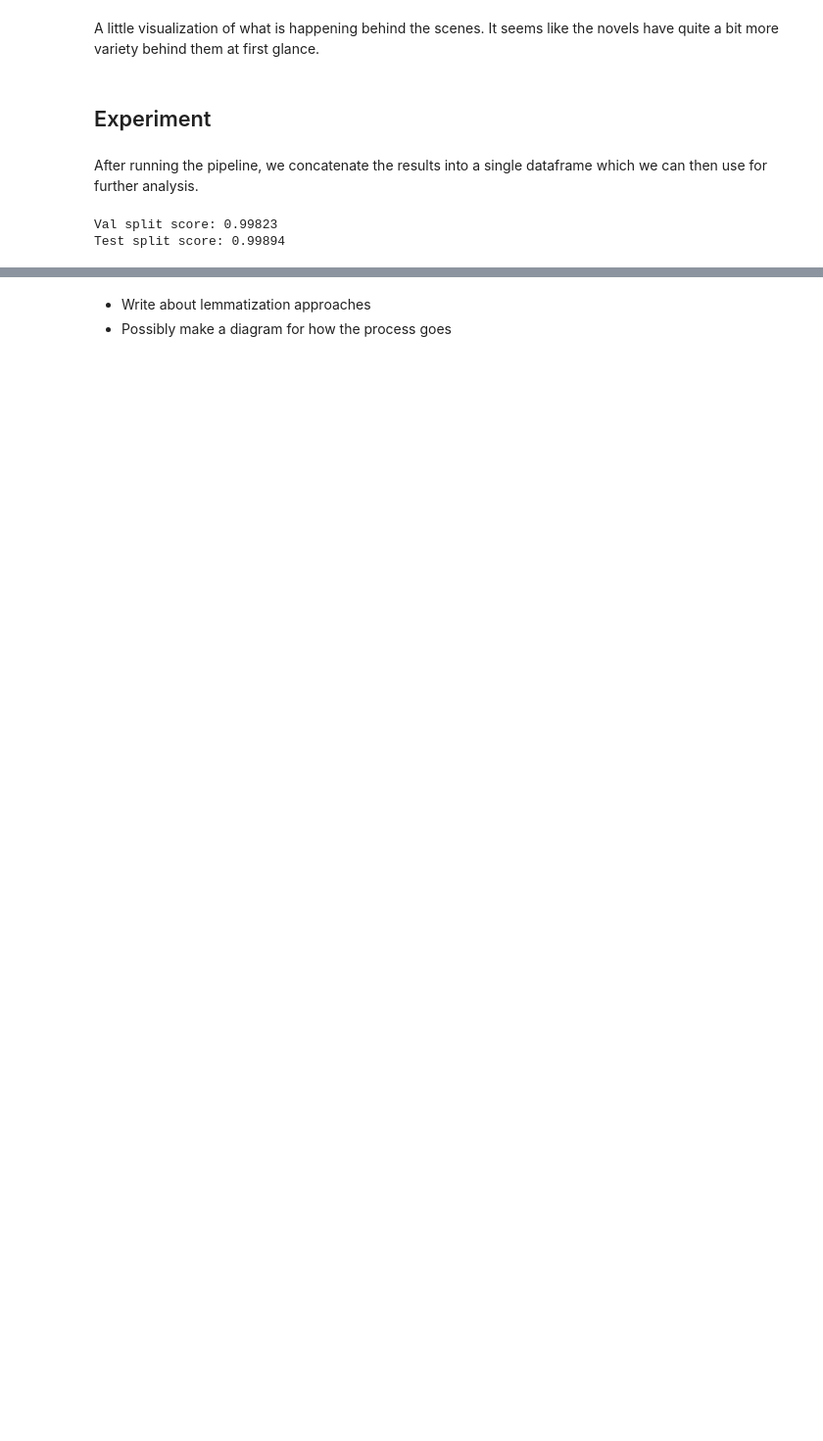
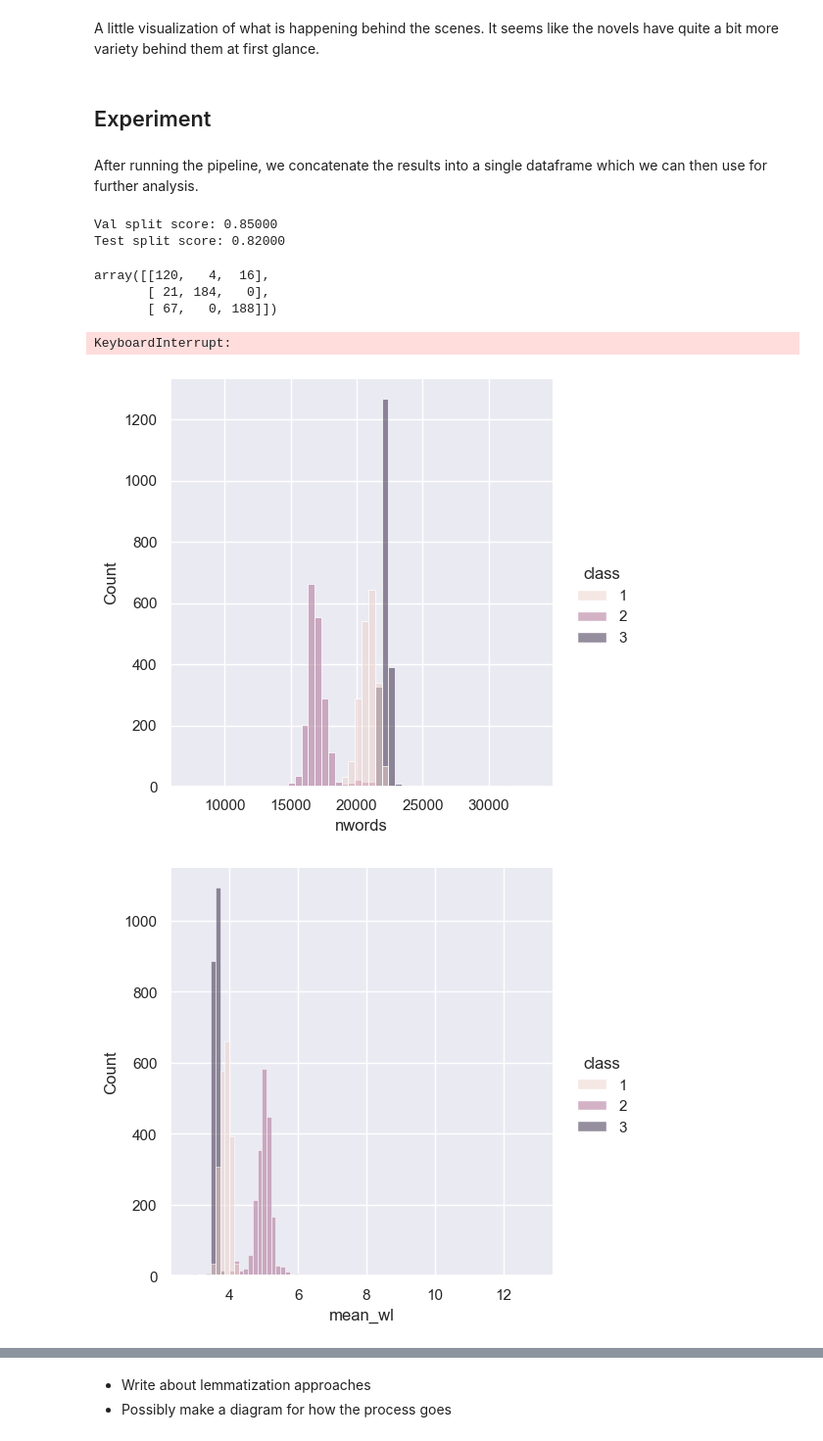
Before and after one commit to m-krastev/creative-thesis, a Jupyter notebook: src/tests.ipynb, the cells around one changed output, grey strips where cells are left out. Shown at 98% size. Cells and saved outputs as stored; diff of their text form; code cells hidden in the pictures; blank space fills up the shorter version.

```diff
--- a/src/tests.ipynb
+++ b/src/tests.ipynb
@@ -213,19 +234,32 @@ A little visualization of what is happening behind the scenes. It seems like the
 After running the pipeline, we concatenate the results into a single dataframe which we can then use for further analysis.
 # %%
 from sklearn.linear_model import LogisticRegression
+from sklearn.metrics import confusion_matrix
 from sklearn.model_selection import train_test_split
 from sklearn.pipeline import make_pipeline
 from sklearn.preprocessing import StandardScaler
 
 # Join
-df = pd.concat([creative_df, writingprompts_df, legal_df], ignore_index=True)
+df = pd.concat([creative_df.head(2000), writingprompts_df.head(2000), legal_df.head(2000)], ignore_index=True)
 df = df.join(pd.json_normalize(df["prop_pos"]).fillna(0.0))  # type: ignore
 
 # drop unneeded columns and select features
 xdf = df.drop(["title", "class", "prop_pos"], axis=1)
 
 # drop arbitrary columns to see how results change
-xdf = xdf.drop("nwords", axis=1)
+xdf = xdf.drop([
+    "nwords",
+    "mean_wl",
+    "mean_sl",
+
+                 "NOUN",
+                 "ADJ",
+                "VERB",
+                # "mean_conc", "mean_img", "mean_freq",
+
+                "prop_contentwords",
+                "mean_tokenspersent"
+                ], axis=1)
 ydf = df["class"]
 
 # make the splits
@@ -236,9 +270,30 @@ xtrain, xval, ytrain, yval = train_test_split(xtrain, ytrain, test_size=0.1)
 pipe = make_pipeline(StandardScaler(), LogisticRegression())
 pipe.fit(xtrain, ytrain)  # apply scaling on training data
 
+
 # test the scoring
 print(f"Val split score: {pipe.score(xval, yval):.5f}")
 print(f"Test split score: {pipe.score(xtest, ytest):.5f}")
+
+confusion_matrix(pipe.predict(xtest), ytest)
 # %% [output]
-Val split score: 0.99823
-Test split score: 0.99894
+Val split score: 0.85000
+Test split score: 0.82000
+array([[120,   4,  16],
+       [ 21, 184,   0],
+       [ 67,   0, 188]])
+# %%
+import seaborn as sns
+
+# g = sns.FacetGrid(df, hue="class")
+# g.map(sns.disp)
+for feature in df.columns[df.columns.str.contains("title|prop_pos") != True]:
+    sns.displot(df, x=feature, hue="class")
+
+# df.columns[df.columns.str.contains("title|prop_pos") != True]
+# sns.displot(df, x='mean_img', hue="class")
+# sns.displot(df, x='mean_conc', hue="class")
+# %% [output]
+KeyboardInterrupt:
+[figure, added]
+[figure, added]
```
Also changed, not shown: parts of 14 cells of this notebook, 9 other files.
